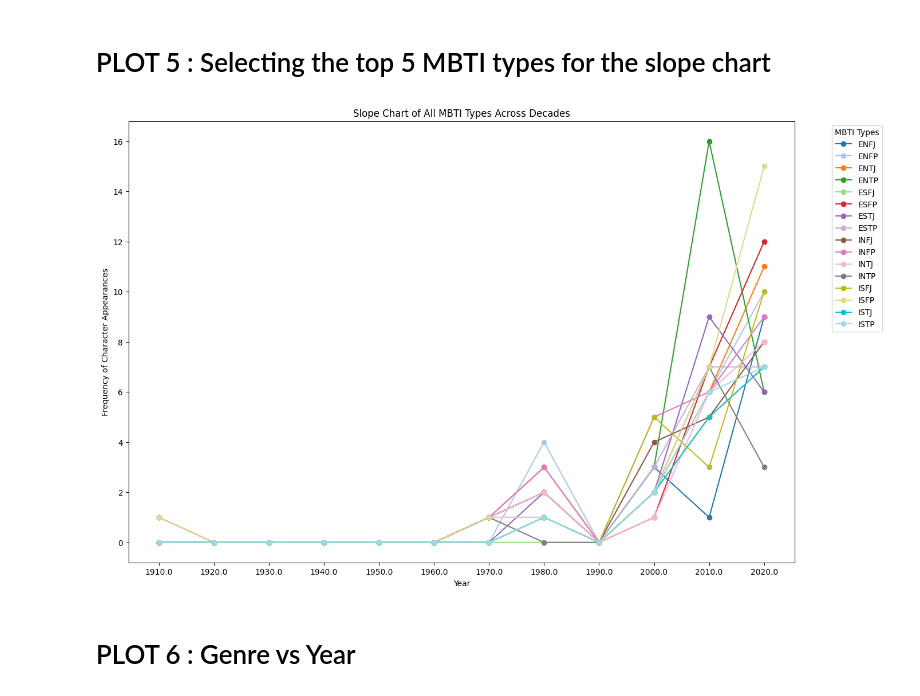
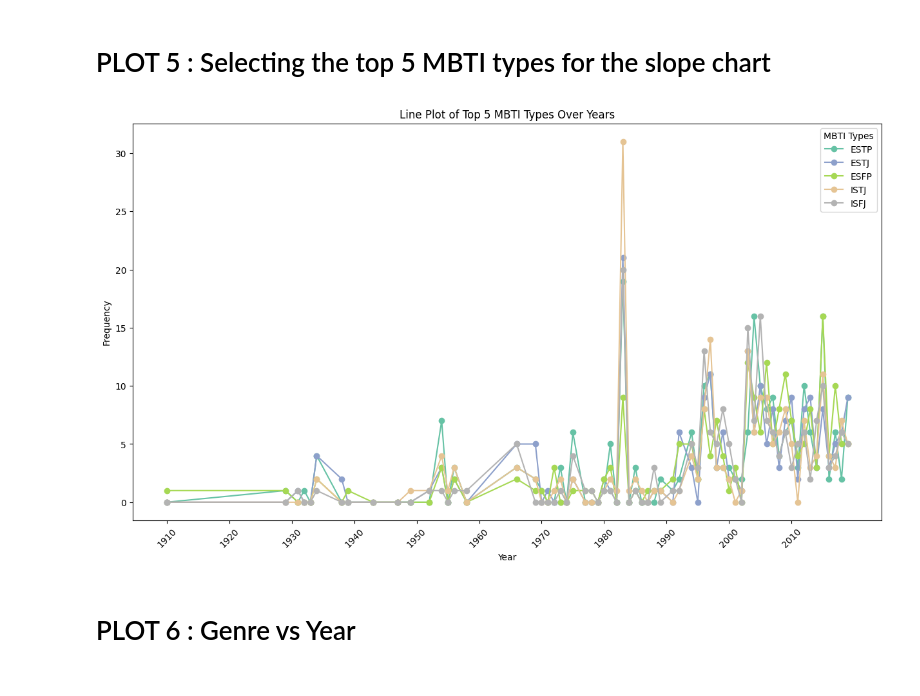
Before and after one commit to Xiaotong1120/Exploratory-Data-Analysis-on-Movie-Characters-MBTI-Personality-Types-, a Jupyter notebook: Time-series_EDA.ipynb, the cells around one changed output. Drawn from its saved outputs; the diff is of its cells as text; code cells hidden in the pictures.

Commit message:
Changed the plots code

```diff
--- a/Time-series_EDA.ipynb
+++ b/Time-series_EDA.ipynb
@@ -132,32 +163,33 @@ plt.show()
 # %% [markdown]
 # PLOT 5 : Selecting the top 5 MBTI types for the slope chart
 # %%
-# Coded by Sai Nandini. Reviewed, tested and corrected by Daniel, Yitian, and Xiatong
+# Coded by Sai Nandini. Reviewed, tested and corrected by Daniel, Yitian, and Xiatong - change it from after 1970
+# Grouping by year and MBTI type, then counting the occurrences
+mbti_counts = df.groupby(['release_year', 'mbti']).size().unstack(fill_value=0)
 
-# Calculating decade intervals to ensure a full decade difference
-decade_intervals_full = np.arange(df['release_year'].min(), df['release_year'].max() + 1, 10)
+# Selecting the top 5 most common MBTI types for the plot
+top_mbti_types = mbti_counts.sum().sort_values(ascending=False).head(5).index
 
-# Grouping by year and MBTI type, then counting the occurrences for all MBTI types for the full decade intervals
-mbti_counts_all_decades = df.groupby(['release_year', 'mbti']).size().unstack(fill_value=0).reindex(decade_intervals_full, fill_value=0)
+# Define a distinct but not too light color palette for the top 5 MBTI types
+colors = plt.cm.get_cmap('Set2', len(top_mbti_types))
 
-# Generating a unique color for each MBTI type
-num_mbti_types = df['mbti'].nunique()
-color_palette = plt.cm.get_cmap('tab20', num_mbti_types)
+# Plotting a line chart for each of the top 5 MBTI types with distinct colors
+fig, ax = plt.subplots(figsize=(15, 8))
+for i, mbti_type in enumerate(top_mbti_types):
+    ax.plot(mbti_counts.index, mbti_counts[mbti_type], label=mbti_type, marker='o', color=colors(i))
 
-# Plotting the Slope Chart for all MBTI types with a decade difference in x-ticks
-fig, ax = plt.subplots(figsize=(15, 10))
-for i, mbti_type in enumerate(mbti_counts_all_decades.columns):
-    ax.plot(mbti_counts_all_decades.index, mbti_counts_all_decades[mbti_type], label=mbti_type, marker='o', color=color_palette(i))
-ax.set_xticks(decade_intervals_full)
-ax.set_xticklabels(decade_intervals_full)
-ax.set_title('Slope Chart of All MBTI Types Across Decades')
+# Setting x-ticks to be one decade apart
+decade_ticks = np.arange(mbti_counts.index.min(), mbti_counts.index.max() + 1, 10)
+ax.set_xticks(decade_ticks)
+
+ax.set_title('Line Plot of Top 5 MBTI Types Over Years')
 ax.set_xlabel('Year')
-ax.set_ylabel('Frequency of Character Appearances')
-ax.legend(title='MBTI Types', bbox_to_anchor=(1.05, 1), loc='upper left')
-
+ax.set_ylabel('Frequency')
+ax.legend(title='MBTI Types')
+plt.xticks(rotation=45)
 plt.show()
 # %% [output]
-[figure, old version]
+[figure, new version]
 # %% [markdown]
 # PLOT 6 : Genre vs Year
 # %%
```
Also changed, not shown: parts of 11 cells of this notebook.
